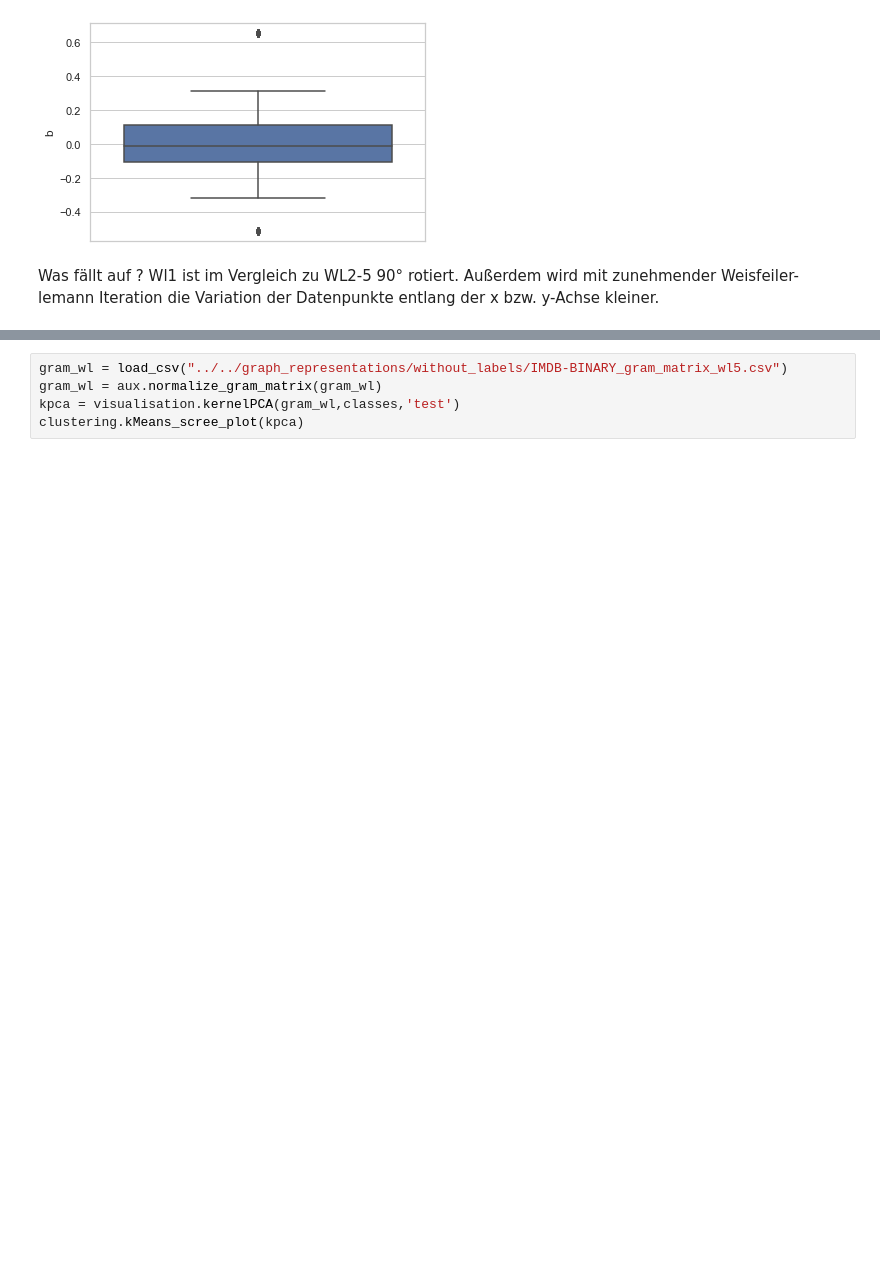
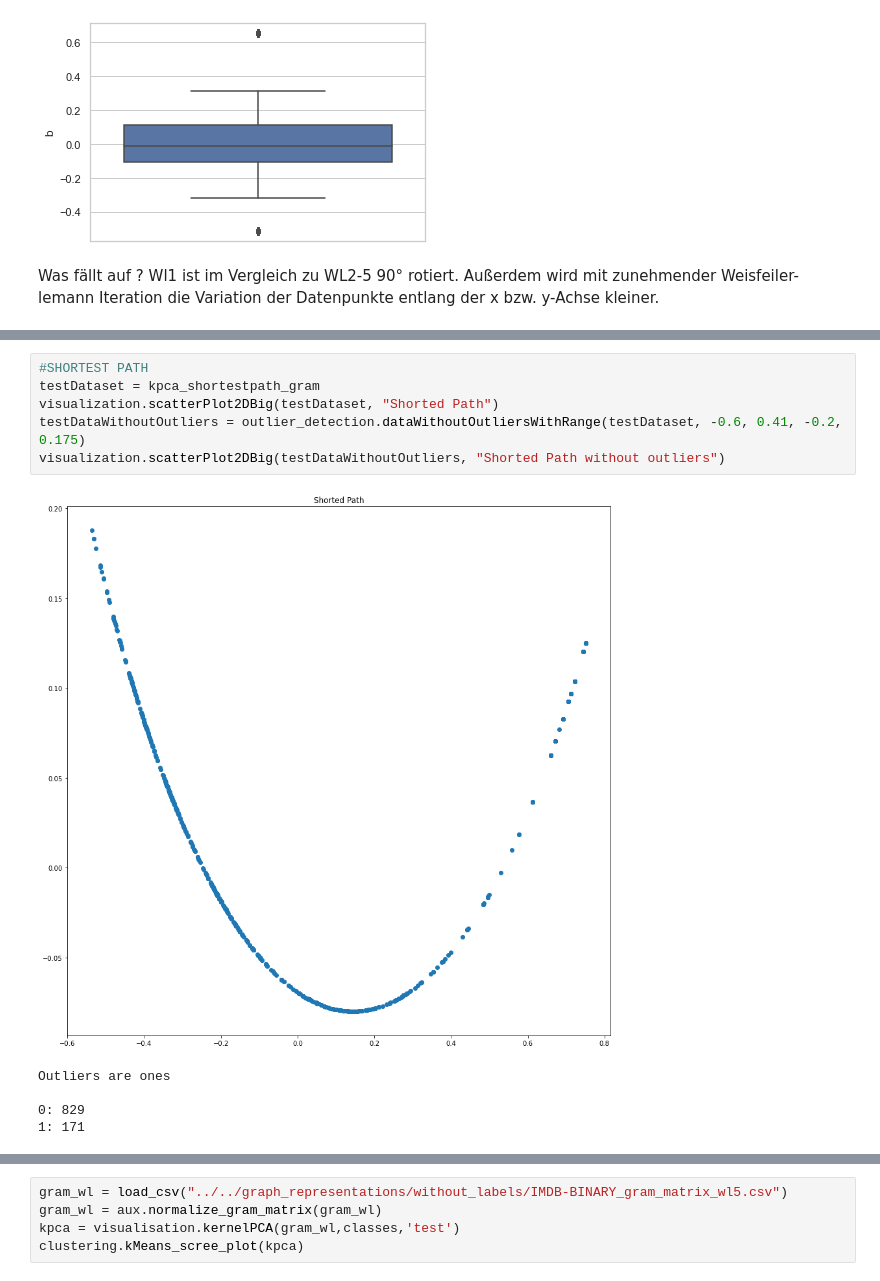
Before and after one commit to Niklas123456789/DM, a Jupyter notebook: tudataset/tud_benchmark/EDA.ipynb, the cells around one changed output, grey strips where cells are left out. Cells and saved outputs as stored; diff of their text form; blank space fills up the shorter version.

```diff
--- a/tudataset/tud_benchmark/EDA.ipynb
+++ b/tudataset/tud_benchmark/EDA.ipynb
@@ -301,0 +298,12 @@ Wl1 ist im Vergleich zu WL2-5 90° rotiert. Außerdem wird mit zunehmender Weisf
+# %%
+#SHORTEST PATH
+testDataset = kpca_shortestpath_gram
+visualization.scatterPlot2DBig(testDataset, "Shorted Path")
+testDataWithoutOutliers = outlier_detection.dataWithoutOutliersWithRange(testDataset, -0.6, 0.41, -0.2, 0.175)
+visualization.scatterPlot2DBig(testDataWithoutOutliers, "Shorted Path without outliers")
+# %% [output]
+[figure, added]
+Outliers are ones
+
+0: 829
+1: 171
```
Also changed, not shown: parts of 10 cells of this notebook, 3 other files.
